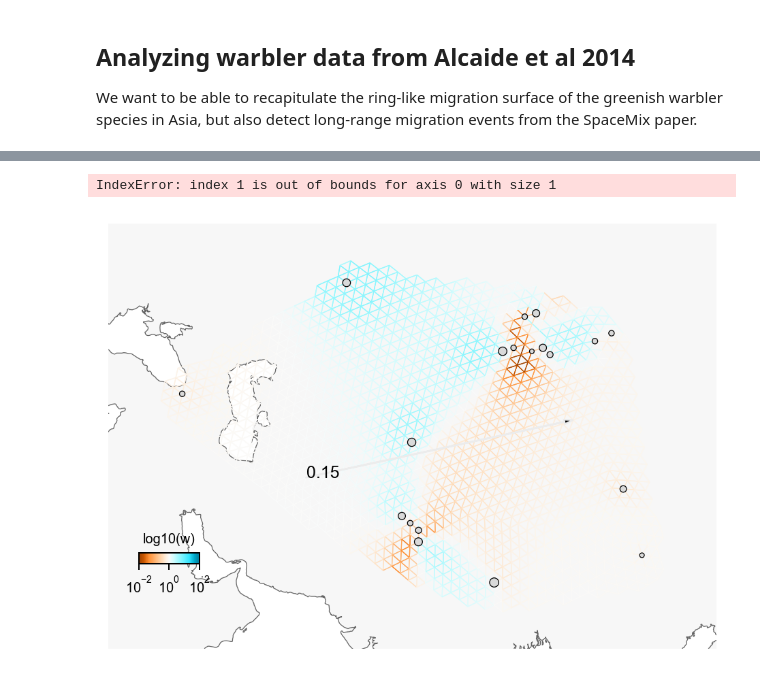
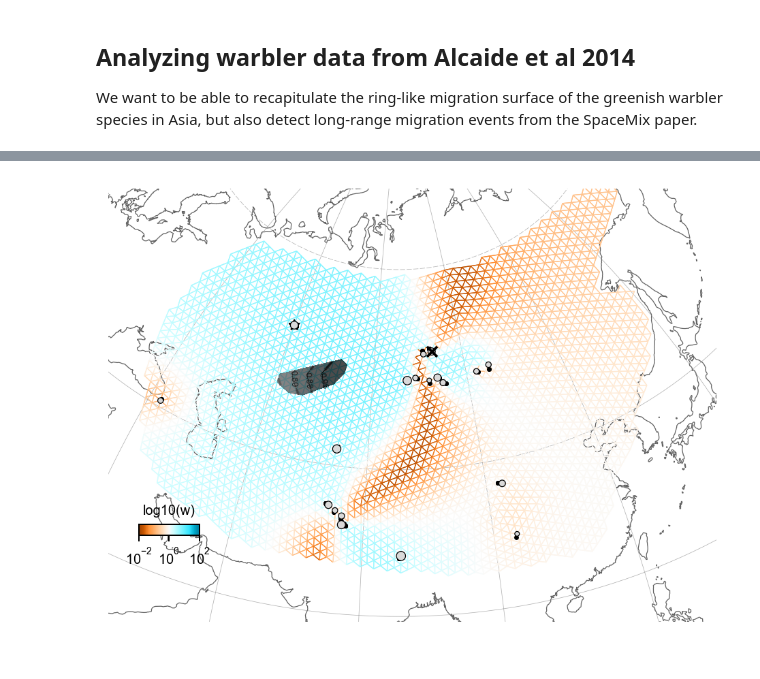
Before and after one commit to NovembreLab/feems, a Jupyter notebook: docs/notebooks/empirical-warblers.ipynb, the cells around one changed output, grey strips where cells are left out. Saved outputs shown, nothing was run; the diff lists cells and outputs as text; code cells hidden in the pictures.

```diff
--- a/docs/notebooks/empirical-warblers.ipynb
+++ b/docs/notebooks/empirical-warblers.ipynb
@@ -146,0 +257,14 @@ NameError: name 'warblr_graphc' is not defined
+# %%
+randedge = [(x,9) for x in list(set(range(1000))-set([9]))]
+# randedge = [(x,15) for x in [list(nx.get_node_attributes(warblr_graph, 'permuted_idx').values()).index(n) for n in np.unique(neighs)]]
+isc2 = np.zeros(len(randedge)); llc2 = np.zeros(len(randedge))
+for ie, e in enumerate(randedge):
+    if e[0]<19:
+        res = sp.optimize.minimize_scalar(get_FEEMS_demes_nll_w_c, args=(smgraph, obj, [e]), bounds=(0,1), method='bounded')
+        isc2[ie] = res.x; llc2[ie] = res.fun
+    else:
+        try:
+            res = sp.optimize.minimize_scalar(get_FEEMS_udemes_nll_w_c, args=(smgraph, obj, [e], Lpinv), bounds=(0,1), method='bounded')
+        except:
+            continue
+        isc2[ie] = res.x; llc2[ie] = res.fun
@@ -174,14 +314,43 @@ list(map(tuple,node_to_pop['nodes'][np.ravel(max_res_nodes)].values.reshape(1,2)
-# %%
-fig = plt.figure(dpi=180)
-ax = fig.add_subplot(1, 1, 1, projection=projection)
-v = Viz(ax, warblr_graph, projection=projection, edge_width=.5,
-        edge_alpha=1, edge_zorder=100, sample_pt_size=20,
-        obs_node_size=7.5, sample_pt_color="black", cbar_ticklabelsize=8,
-        cbar_font_size=8, cbar_width='10%',cbar_height='2.5%')
-v.draw_map(); v.draw_edges(use_weights=True); v.draw_obs_nodes(use_ids=False); v.draw_edge_colorbar()
-for ie, e in enumerate([(255, 1060), (484, 1195), (1224, 1146), (12, 1092)]):
-        v.draw_arrow([e],warblr_graph.c[ie],lw=1,hw=.5e5,hl=1e5)
-v.draw_c_colorbar()
-# %% [output]
-IndexError: index 1 is out of bounds for axis 0 with size 1
-[figure, removed]
+# %%
+# fig = plt.figure(dpi=180)
+# ax = fig.add_subplot(1, 1, 1, projection=projection)
+# v = Viz(ax, warblr_graph, projection=projection, edge_width=.5,
+#         edge_alpha=1, edge_zorder=100, sample_pt_size=20,
+#         obs_node_size=7.5, sample_pt_color="black", cbar_ticklabelsize=8,
+#         cbar_font_size=8, cbar_width='10%',cbar_height='2.5%')
+# v.draw_map(); v.draw_edges(use_weights=True); v.draw_obs_nodes(use_ids=False); v.draw_edge_colorbar()
+# ax.tricontourf([v.grid[nx.get_node_attributes(v.sp_graph,'permuted_idx')[x[0]],0] for x in randedge],[v.grid[nx.get_node_attributes(v.sp_graph,'permuted_idx')[x[0]],1] for x in randedge],isc2,extend='min',cmap='Greys',vmax=1,vmin=0,alpha=0.8,levels=5);
+# CS = ax.tricontour([v.grid[nx.get_node_attributes(v.sp_graph,'permuted_idx')[x[0]],0] for x in randedge],[v.grid[nx.get_node_attributes(v.sp_graph,'permuted_idx')[x[0]],1] for x in randedge],isc2,cmap='Greys',extend='min',vmax=1,vmin=0,alpha=0.8,levels=5); ax.clabel(CS, inline=1, fontsize=8, colors='k')
+
+## basically ignore demes with log-lik units less than 100 of max
+fig = plt.figure(dpi=180)
+ax = fig.add_subplot(1, 1, 1, projection=projection)
+v = Viz(ax, warblr_graph, projection=projection, edge_width=.5,
+        edge_alpha=1, edge_zorder=100, sample_pt_size=20,
+        obs_node_size=7.5, sample_pt_color="black", cbar_ticklabelsize=8,
+        cbar_font_size=8, cbar_width='10%',cbar_height='2.5%')
+v.ax.set_extent([45,130,19,73], crs=ccrs.PlateCarree())
+v.draw_map(); v.draw_samples(); v.draw_edges(use_weights=True); v.draw_obs_nodes(use_ids=False); v.draw_edge_colorbar()
+v.ax.gridlines(draw_labels=False,ylocs=[20.5,40],xlocs=[40,60,80,100,120,140],linewidth=0.3,color='grey',linestyle='-',zorder=0,alpha=0.6)
+v.ax.gridlines(draw_labels=False,ylocs=[66.5],xlocs=[],linewidth=0.3,color='grey',linestyle=(5, (10, 3)),zorder=0,alpha=0.6)
+# for ie, e in enumerate([(2,15)]):#[(255, 1060), (484, 1195), (1224, 1146), (12, 1092)]):
+#         v.draw_arrow([e],warblr_graph.c[ie],lw=1,hw=.5e5,hl=1e5,mode='sampled')
+# v.draw_c_colorbar()
+ax.tricontourf([vsm.grid[nx.get_node_attributes(vsm.sp_graph,'permuted_idx')[x[0]],0] for x in list(it.compress(randedge,llc2-20<np.min(llc2)))],[vsm.grid[nx.get_node_attributes(vsm.sp_graph,'permuted_idx')[x[0]],1] for x in list(it.compress(randedge,llc2-20<np.min(llc2)))],isc2[llc2-20<np.min(llc2)],vmin=0,vmax=1,levels=3,cmap='Greys',alpha=0.7); CS = ax.tricontour([vsm.grid[nx.get_node_attributes(vsm.sp_graph,'permuted_idx')[x[0]],0] for x in list(it.compress(randedge,llc2-20<np.min(llc2)))],[vsm.grid[nx.get_node_attributes(vsm.sp_graph,'permuted_idx')[x[0]],1] for x in list(it.compress(randedge,llc2-20<np.min(llc2)))],isc2[llc2-20<np.min(llc2)],vmin=0,vmax=1,levels=3,cmap='Greys',alpha=0.7); ax.clabel(CS, inline=1, fontsize=5, colors='k')
+ax.scatter(vsm.grid[1195,0],vsm.grid[1195,1],marker='x',color='k',zorder=2); ax.scatter(vsm.grid[255,0],vsm.grid[255,1],marker='*',facecolors='none',edgecolors='k');
+
+# fig = plt.figure(dpi=180)
+# ax = fig.add_subplot(1, 1, 1, projection=projection)
+# v = Viz(ax, warblr_graph, projection=projection, edge_width=.5,
+#         edge_alpha=1, edge_zorder=100, sample_pt_size=20,
+#         obs_node_size=7.5, sample_pt_color="black", cbar_ticklabelsize=8,
+#         cbar_font_size=8, cbar_width='10%',cbar_height='2.5%')
+# v.ax.set_extent([45,130,19,73], crs=ccrs.PlateCarree())
+# v.draw_map(); v.draw_samples(); v.draw_edges(use_weights=True); v.draw_obs_nodes(use_ids=False); v.draw_edge_colorbar()
+# v.ax.gridlines(draw_labels=False,ylocs=[20.5,40],xlocs=[40,60,80,100,120,140],linewidth=0.3,color='grey',linestyle='-',zorder=0,alpha=0.6)
+# v.ax.gridlines(draw_labels=False,ylocs=[66.5],xlocs=[],linewidth=0.3,color='grey',linestyle=(5, (10, 3)),zorder=0,alpha=0.6)
+# ax.tricontourf([vsm.grid[nx.get_node_attributes(vsm.sp_graph,'permuted_idx')[x[0]],0] for x in randedge],[vsm.grid[nx.get_node_attributes(vsm.sp_graph,'permuted_idx')[x[0]],1] for x in randedge],np.min(llc2)-llc2,levels=[-20,-10,-2,0],extend='max',cmap='Greens',alpha=0.7); CS = ax.tricontour([vsm.grid[nx.get_node_attributes(vsm.sp_graph,'permuted_idx')[x[0]],0] for x in randedge],[vsm.grid[nx.get_node_attributes(vsm.sp_graph,'permuted_idx')[x[0]],1] for x in randedge],np.min(llc2)-llc2,levels=[-20,-10,-2,0],cmap='Greens',alpha=0.7); ax.clabel(CS, inline=1, fontsize=5, colors='k');
+# # for (15) -> (273,1195), (9) -> (362,1060), (10) -> () ## permuted_idx[15]
+# ax.scatter(vsm.grid[1060,0],vsm.grid[1060,1],marker='x',color='k',zorder=2); ax.scatter(vsm.grid[362,0],vsm.grid[362,1],marker='*',zorder=2,facecolors='none',edgecolors='k');
+# %% [output]
+[figure, added]
```
Also changed, not shown: parts of 11 cells of this notebook, 6 other files.
